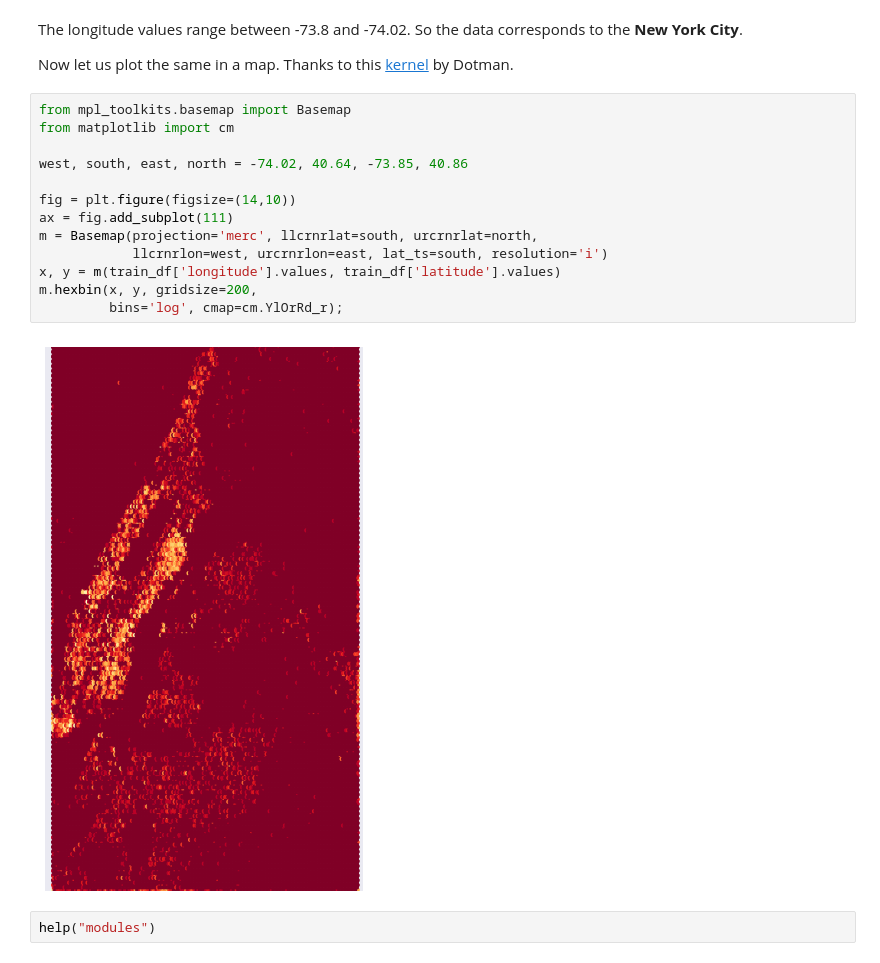
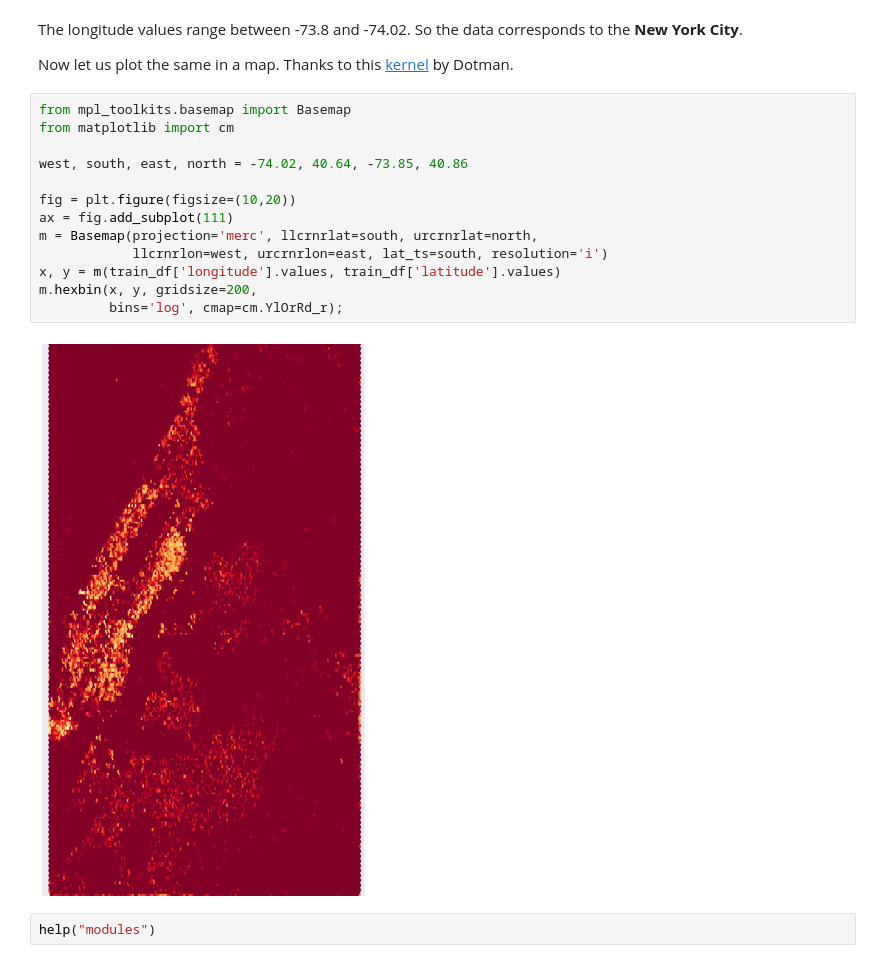
Before and after one commit to cfergusonlee/kaggle-practice, a Jupyter notebook: rental_listings/rental_listings.ipynb, the cells around one changed output. Saved outputs shown, nothing was run; the diff lists cells and outputs as text.

```diff
--- a/rental_listings/rental_listings.ipynb
+++ b/rental_listings/rental_listings.ipynb
@@ -208,18 +208,18 @@ Now let us plot the same in a map. Thanks to this [kernel][1] by Dotman.
 # %%
 from mpl_toolkits.basemap import Basemap
 from matplotlib import cm
 
 west, south, east, north = -74.02, 40.64, -73.85, 40.86
 
-fig = plt.figure(figsize=(14,10))
+fig = plt.figure(figsize=(10,20))
 ax = fig.add_subplot(111)
 m = Basemap(projection='merc', llcrnrlat=south, urcrnrlat=north,
             llcrnrlon=west, urcrnrlon=east, lat_ts=south, resolution='i')
 x, y = m(train_df['longitude'].values, train_df['latitude'].values)
 m.hexbin(x, y, gridsize=200,
          bins='log', cmap=cm.YlOrRd_r);
 # %% [output]
-[figure, old version]
+[figure, new version]
 # %%
 help("modules")
 # %% [output]
```
Also changed, not shown: parts of 10 cells of this notebook, 23 other files.
